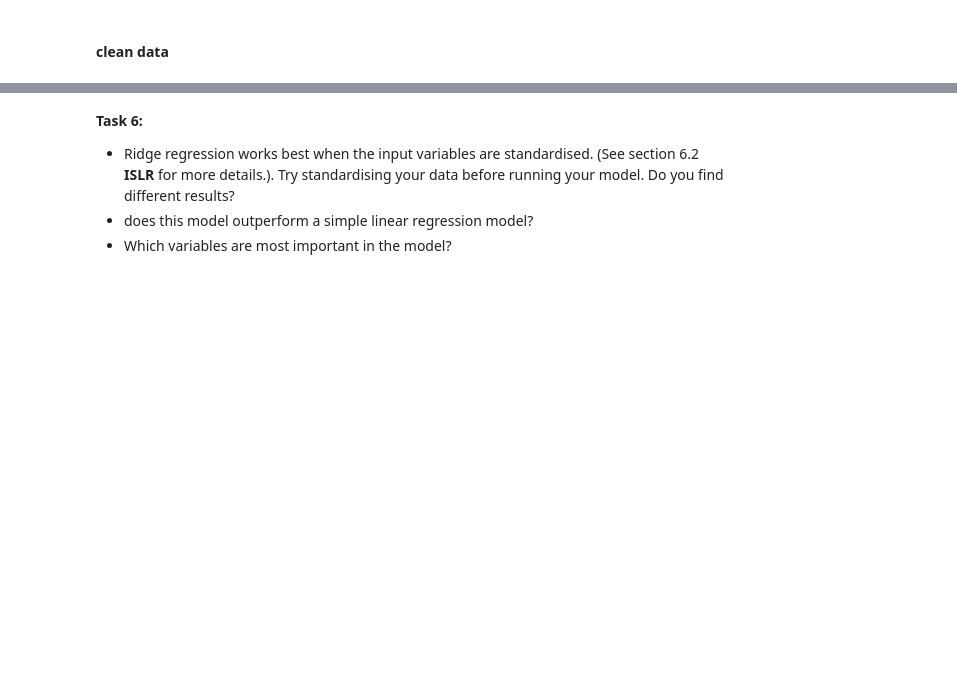
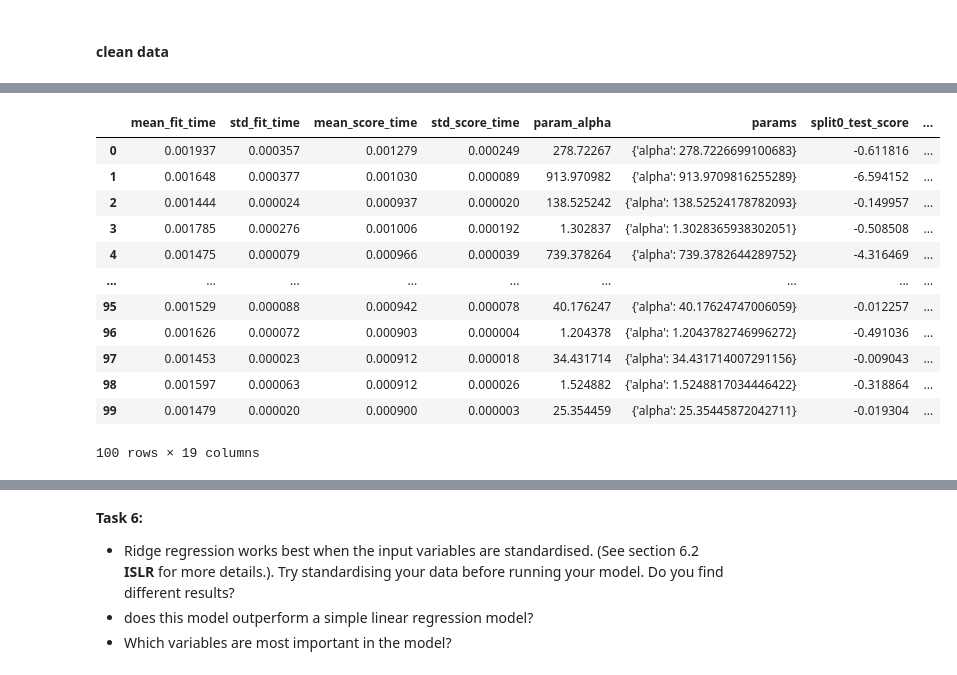
Before and after one commit to RaphaelBouvet/stats_3, a Jupyter notebook: Notebooks/03-CrossValidation&Regularisation.ipynb, the cells around one changed output, grey strips where cells are left out. Drawn from its saved outputs; the diff is of its cells as text; code cells hidden in the pictures; blank space fills up the shorter version.

```diff
--- a/Notebooks/03-CrossValidation&Regularisation.ipynb
+++ b/Notebooks/03-CrossValidation&Regularisation.ipynb
@@ -546,0 +608,2 @@ Some columns do not contain numerical values. You can drop these columns.
+# %%
+salary = baseball.pop('Salary')
@@ -546,0 +612,29 @@ Some columns do not contain numerical values. You can drop these columns.
+# %%
+baseball_train,baseball_test,salary_train,salary_test = train_test_split(baseball_dp,salary,random_state=2708)
+# %%
+from sklearn.linear_model import Lasso
+
+lasso = Lasso(max_iter=1000)
+param_grid = [
+ {'alpha': loguniform(0.1,1000)},
+ ]
+grid_search_rdm_lasso = RandomizedSearchCV(lasso,param_grid,cv=10,n_iter=100, scoring='neg_mean_squared_error')
+grid_search_rdm_lasso.fit(baseball_train, salary_train)
+
+grid_results = pd.DataFrame(grid_search_rdm_lasso.cv_results_)
+
+grid_results
+# %% [output]
+|  | mean_fit_time | std_fit_time | mean_score_time | std_score_time | param_alpha | params | split0_test_score | ... |
+| 0 | 0.001937 | 0.000357 | 0.001279 | 0.000249 | 278.72267 | {'alpha': 278.7226699100683} | -0.611816 | ... |
+| 1 | 0.001648 | 0.000377 | 0.001030 | 0.000089 | 913.970982 | {'alpha': 913.9709816255289} | -6.594152 | ... |
+| 2 | 0.001444 | 0.000024 | 0.000937 | 0.000020 | 138.525242 | {'alpha': 138.52524178782093} | -0.149957 | ... |
+| 3 | 0.001785 | 0.000276 | 0.001006 | 0.000192 | 1.302837 | {'alpha': 1.3028365938302051} | -0.508508 | ... |
+| 4 | 0.001475 | 0.000079 | 0.000966 | 0.000039 | 739.378264 | {'alpha': 739.3782644289752} | -4.316469 | ... |
+| ... | ... | ... | ... | ... | ... | ... | ... | ... |
+| 95 | 0.001529 | 0.000088 | 0.000942 | 0.000078 | 40.176247 | {'alpha': 40.17624747006059} | -0.012257 | ... |
+| 96 | 0.001626 | 0.000072 | 0.000903 | 0.000004 | 1.204378 | {'alpha': 1.2043782746996272} | -0.491036 | ... |
+| 97 | 0.001453 | 0.000023 | 0.000912 | 0.000018 | 34.431714 | {'alpha': 34.431714007291156} | -0.009043 | ... |
+| 98 | 0.001597 | 0.000063 | 0.000912 | 0.000026 | 1.524882 | {'alpha': 1.5248817034446422} | -0.318864 | ... |
+| 99 | 0.001479 | 0.000020 | 0.000900 | 0.000003 | 25.354459 | {'alpha': 25.35445872042711} | -0.019304 | ... |
+100 rows × 19 columns
```
Also changed, not shown: parts of 15 cells of this notebook, 1 other file.
